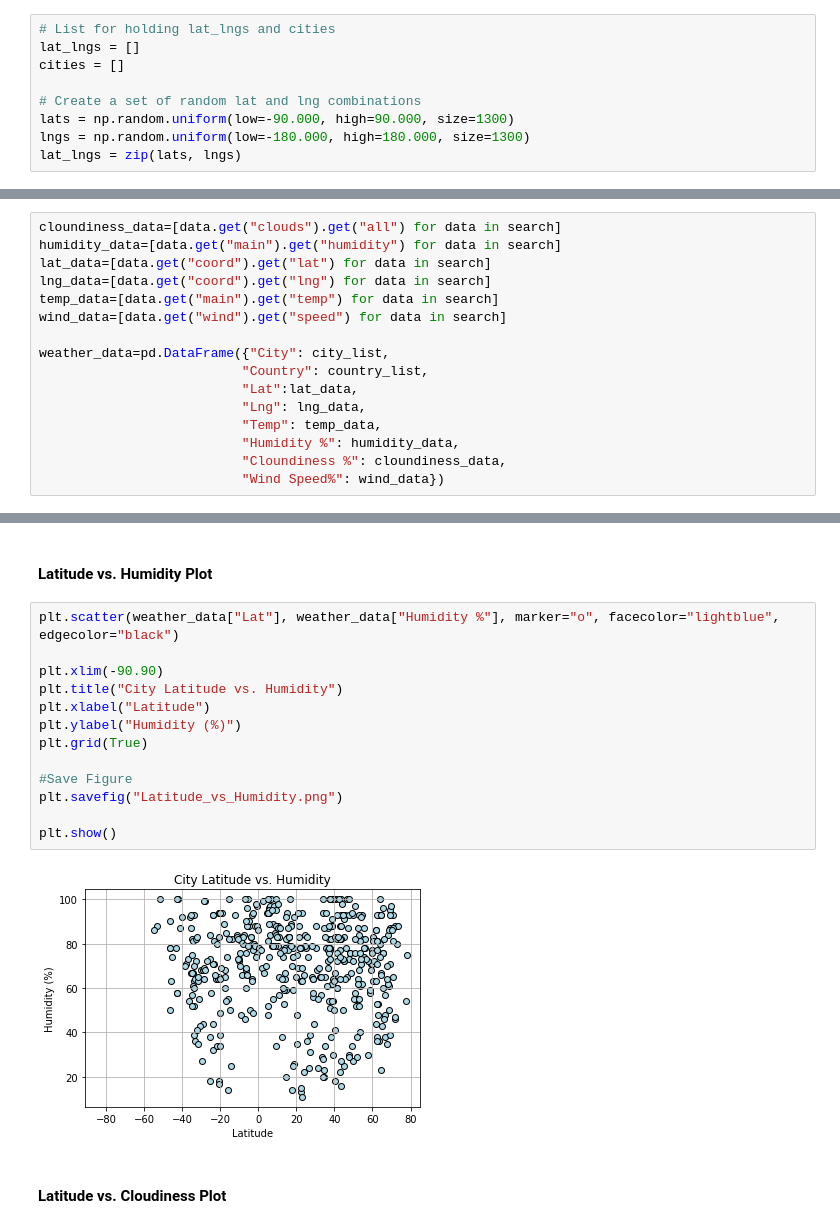
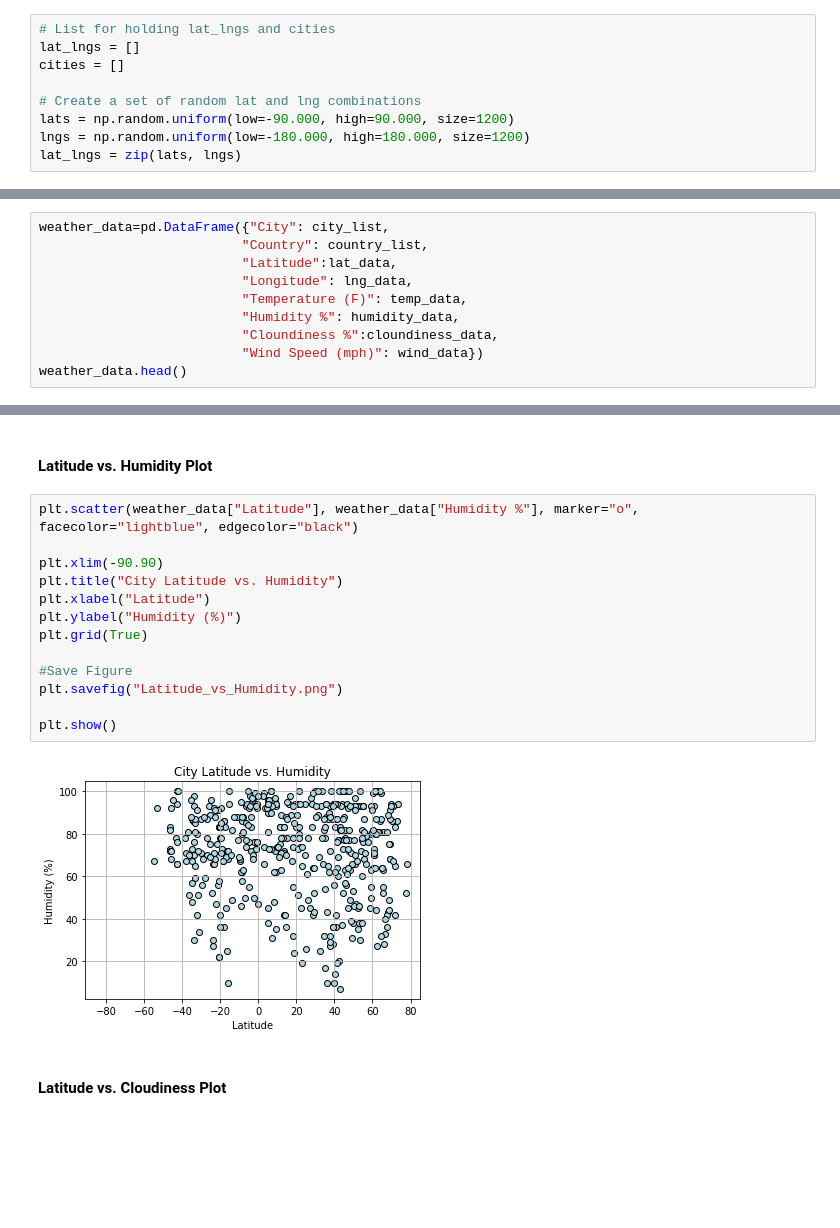
Before and after one commit to teresa-r/API, a Jupyter notebook: WeatherPy_v1.ipynb, the cells around one changed output, grey strips where cells are left out. Drawn from its saved outputs; the diff is of its cells as text; blank space fills up the shorter version.

```diff
--- a/WeatherPy_v1.ipynb
+++ b/WeatherPy_v1.ipynb
@@ -35,8 +32,8 @@ lat_lngs = []
 cities = []
 
 # Create a set of random lat and lng combinations
-lats = np.random.uniform(low=-90.000, high=90.000, size=1300)
-lngs = np.random.uniform(low=-180.000, high=180.000, size=1300)
+lats = np.random.uniform(low=-90.000, high=90.000, size=1200)
+lngs = np.random.uniform(low=-180.000, high=180.000, size=1200)
 lat_lngs = zip(lats, lngs)
 # %%
 # Identify nearest city for each lat, lng combination
@@ -130,20 +143,4 @@ Record 551 -City:kondopoga
 Processing complete!
-# %%
-cloundiness_data=[data.get("clouds").get("all") for data in search]
-humidity_data=[data.get("main").get("humidity") for data in search]
-lat_data=[data.get("coord").get("lat") for data in search]
-lng_data=[data.get("coord").get("lng") for data in search]
-temp_data=[data.get("main").get("temp") for data in search]
-wind_data=[data.get("wind").get("speed") for data in search]
-
-weather_data=pd.DataFrame({"City": city_list,
-                          "Country": country_list,
-                          "Lat":lat_data,
-                          "Lng": lng_data,
-                          "Temp": temp_data,
-                          "Humidity %": humidity_data,
-                          "Cloundiness %": cloundiness_data,
-                          "Wind Speed%": wind_data})
 # %% [markdown]
 ### Convert Raw Data to DataFrame
 * Export the city data into a .csv.
@@ -159,0 +148,10 @@ weather_data.head()
+# %%
+weather_data=pd.DataFrame({"City": city_list,
+                          "Country": country_list,
+                          "Latitude":lat_data,
+                          "Longitude": lng_data,
+                          "Temperature (F)": temp_data,
+                          "Humidity %": humidity_data,
+                          "Cloundiness %":cloundiness_data,
+                          "Wind Speed (mph)": wind_data})
+weather_data.head()
@@ -184,20 +189,20 @@ plt.show()
 # %% [markdown]
 #### Latitude vs. Humidity Plot
 # %%
-plt.scatter(weather_data["Lat"], weather_data["Humidity %"], marker="o", facecolor="lightblue", edgecolor="black")
+plt.scatter(weather_data["Latitude"], weather_data["Humidity %"], marker="o", facecolor="lightblue", edgecolor="black")
 
 plt.xlim(-90.90)
 plt.title("City Latitude vs. Humidity")
 plt.xlabel("Latitude")
 plt.ylabel("Humidity (%)")
 plt.grid(True)
 
 #Save Figure
 plt.savefig("Latitude_vs_Humidity.png")
 
 plt.show()
 # %% [output]
-[figure, old version]
+[figure, new version]
 # %% [markdown]
 #### Latitude vs. Cloudiness Plot
 # %%
```
Also changed, not shown: parts of 8 cells of this notebook, 6 other files.
